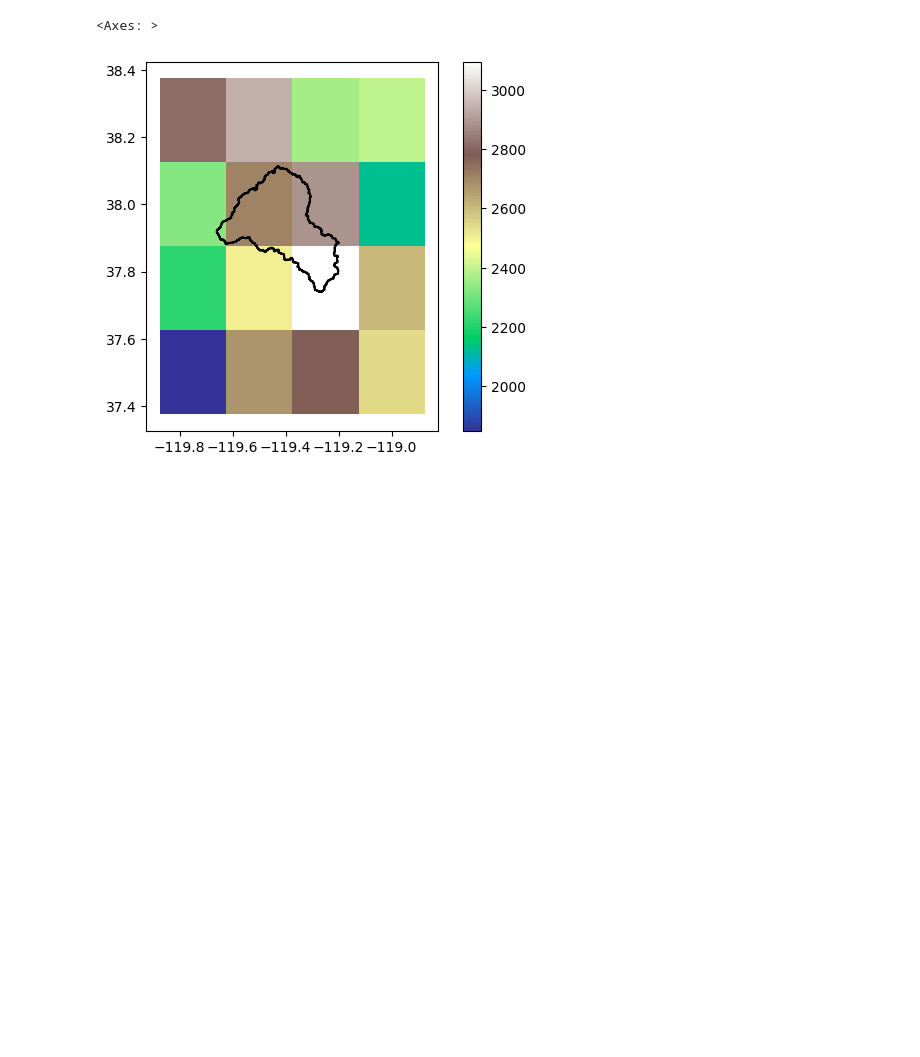
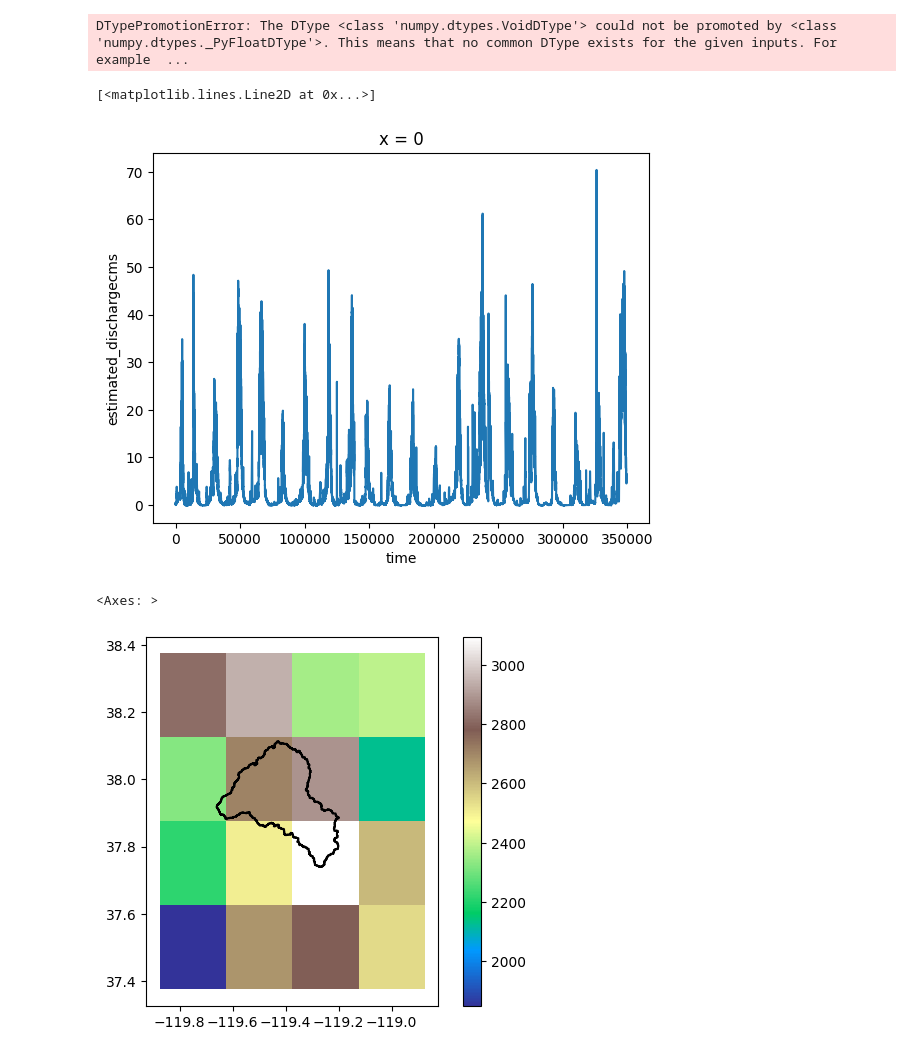
Before and after one commit to dlhogan97/CONFLUENCE-uwmtnhydro, a Jupyter notebook: ess-project/notebooks/sandbox/test_forcing.ipynb, the cells around one changed output. Drawn from its saved outputs; the diff is of its cells as text; code cells hidden in the pictures; blank space fills up the shorter version.

Commit message:
updates to notebooks and model runs

```diff
--- a/ess-project/notebooks/sandbox/test_forcing.ipynb
+++ b/ess-project/notebooks/sandbox/test_forcing.ipynb
@@ -54,4 +16,22 @@ ax.legend()
 # %%
-ds = xr.open_dataset("/scratch/dlhogan/ess-project-data/domain_Tuolumne_River_lumped/forcing/SUMMA_input/Tuolumne_River_lumped_ERA5_remapped_ERA5_merged_202412.nc")
-# gdf = pd.read_csv("/scratch/dlhogan/ess-project-data/domain_East_River_distributed/shapefiles/catchment_intersection/with_forcing/East_River_distributed_ERA5_intersected_shapefile.csv")
-# gdf2 = gpd.read_file("/scratch/dlhogan/ess-project-data/domain_East_River_distributed/shapefiles/catchment_intersection/with_soilgrids/catchment_with_soilclass.shp")
+from scipy.io import loadmat
+
+# Replace 'your_file.mat' with the actual path to your .mat file
+file_path = r'/home/dlhogan/projects/forked-repos/CONFLUENCE-uwmtnhydro/ess-project/notebooks/sandbox/Tuolumne_4streams_until2023.mat'
+
+try:
+    mat_data = loadmat(file_path)
+
+    # save first three keys and their data as metadata
+    metadata = {}
+    for key in list(mat_data.keys())[:3]:
+        metadata[key] = mat_data[key]
+        # pop it from the dictionary
+        mat_data.pop(key)
+    print("Metadata keys:", metadata.keys())
+    print("Data keys:", mat_data.keys())
+
+except FileNotFoundError:
+    print(f"Error: The file '{file_path}' was not found.")
+except Exception as e:
+    print(f"An error occurred: {e}")
@@ -58,3 +43,29 @@ ds = xr.open_dataset("/scratch/dlhogan/ess-project-data/domain_Tuolumne_River_lu
+# %%
+# Assuming 'my_variable_data' is a NumPy array from your .mat file
+# You might need to define dimensions and coordinates based on your data
+# Example: Creating a DataArray with dummy dimensions
+data_set = xr.Dataset()
+for key, value in mat_data.items():
+    # Check if value is a 1D or 2D array and create appropriate dimensions
+    if value.ndim == 1:
+        dims = ('time',)
+        coords = {'time': np.arange(value.shape[0])}
+    elif value.ndim == 2:
+        dims = ('time', 'x')
+        coords = {'time': np.arange(value.shape[0]), 'x': np.arange(value.shape[1])}
+    else:
+        print(f"Skipping variable '{key}' with unsupported number of dimensions: {value.ndim}")
+        continue
+
+    data_array = xr.DataArray(value, dims=dims, coords=coords, name=key)
+    data_set[key] = data_array
+# %% [output]
+DTypePromotionError: The DType <class 'numpy.dtypes.VoidDType'> could not be promoted by <class 'numpy.dtypes._PyFloatDType'>. This means that no common DType exists for the given inputs. For example  ...
+# %%
+data_set['estimated_dischargecms'].plot()
+# %% [output]
+[<matplotlib.lines.Line2D at 0x...>]
+[figure, added]
 # %%
 gdf = gpd.read_file("/scratch/dlhogan/ess-project-data/domain_Tuolumne_River_lumped/shapefiles/forcing/forcing_ERA5.shp")
 gdf_tuolumne = gpd.read_file("/scratch/dlhogan/ess-project-data/domain_Tuolumne_River_lumped/shapefiles/catchment/Tuolumne_River_lumped_HRUs_GRUs_unique_ids.shp")
```
Also changed, not shown: parts of 6 cells of this notebook, 6 other files.
